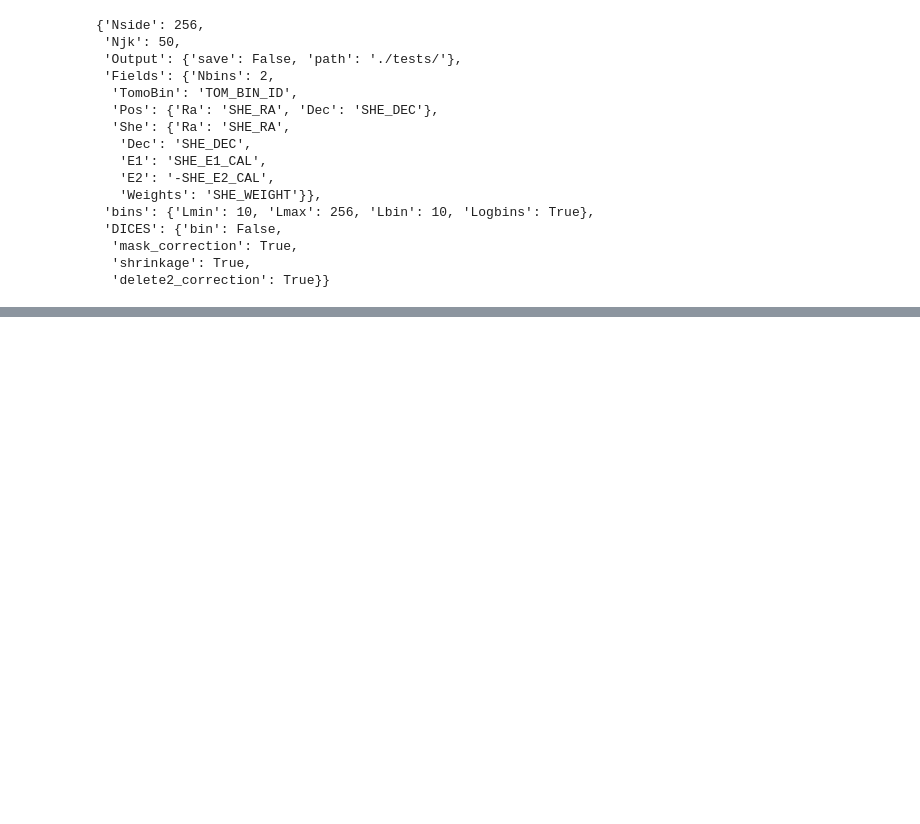
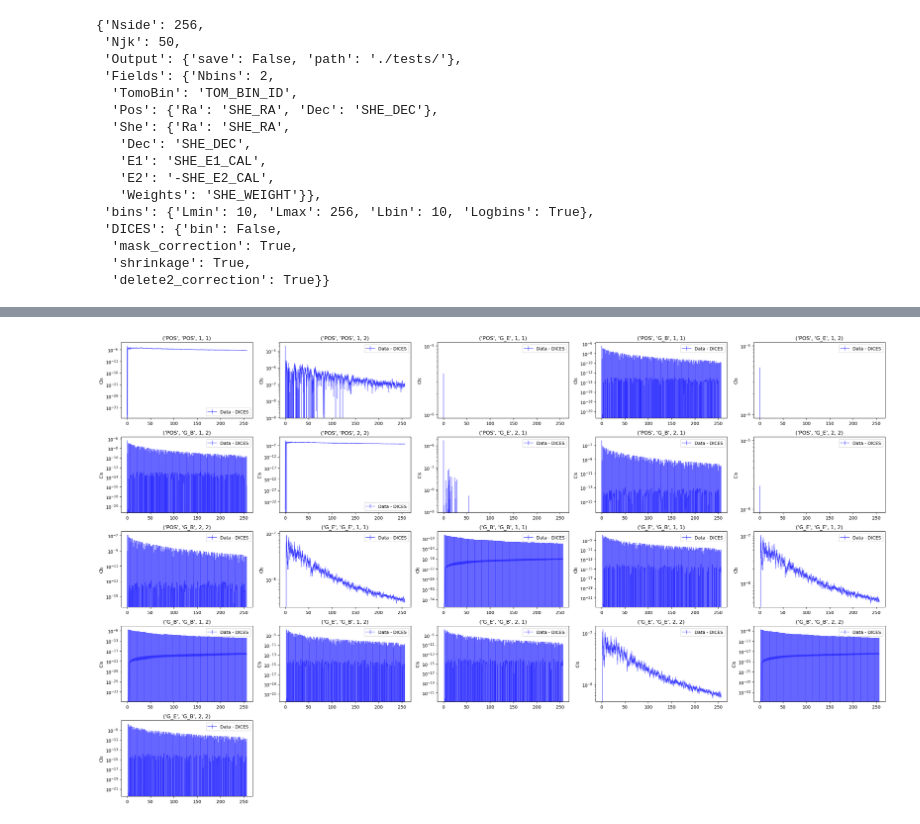
Before and after one commit to JaimeRZP/GLASS_cov_challenge, a Jupyter notebook: process_sim_lab.ipynb, the cells around one changed output, grey strips where cells are left out. Drawn from its saved outputs; the diff is of its cells as text; code cells hidden in the pictures; blank space fills up the shorter version.

```diff
--- a/process_sim_lab.ipynb
+++ b/process_sim_lab.ipynb
@@ -177,35 +177,37 @@ plt.show()
 # %%
 # Determine the number of subplots needed
 num_plots = len(cls1_m)
 num_cols = math.ceil(math.sqrt(num_plots))
 num_rows = math.ceil(num_plots / num_cols)
 
 fig, axes = plt.subplots(nrows=num_rows, ncols=num_cols, figsize=(25, 15))
 
 # Flatten axes array for easy iteration
 axes = axes.flatten()
 
 # Plot each Cls with error bars
 for (ax, key) in zip(axes, cls1_m.keys()):
     f1, f2, b1, b2 = key
-    _vcl = vcls[key]
+    #_vcl = vcls[key]
     _cl = cls0[key]
     kk = (f1, f2, f1, f2, b1, b2, b1, b2)
     dices_c = dices_cov[kk]
     dices_err = np.sqrt(np.diag(dices_c))
-    ax.plot(ls, _vcl, 'k-', alpha=0.5, label='Theory')
+    #ax.plot(ls, _vcl, 'k-', alpha=0.5, label='Theory')
     ax.errorbar(ls, _cl, yerr=dices_err, color="blue", alpha=0.5, label='Data - DICES')
     ax.legend()
     ax.set_title(f'{key}')
     ax.set_ylabel('Cls')
     ax.set_yscale('log')
 
 # Hide any unused subplots
 for ax in axes[len(cls1_m):]:
     ax.axis('off')
 
 plt.tight_layout()
 plt.show()
+# %% [output]
+[figure, added]
 # %%
 # Determine the number of subplots needed
 num_plots = len(cls1_m)
```
Also changed, not shown: parts of 7 cells of this notebook, 1 other file.
